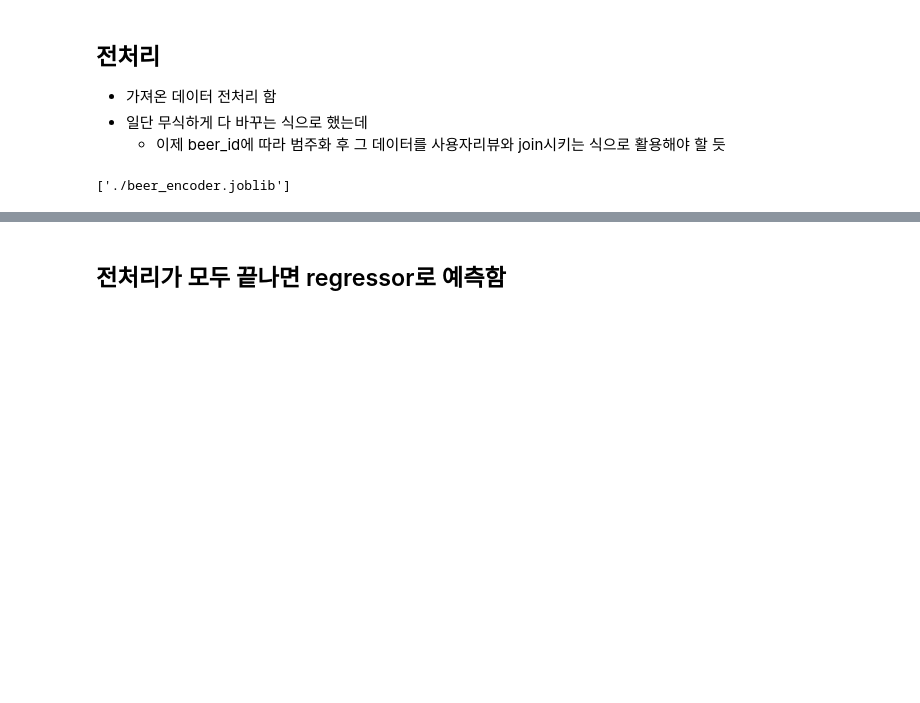
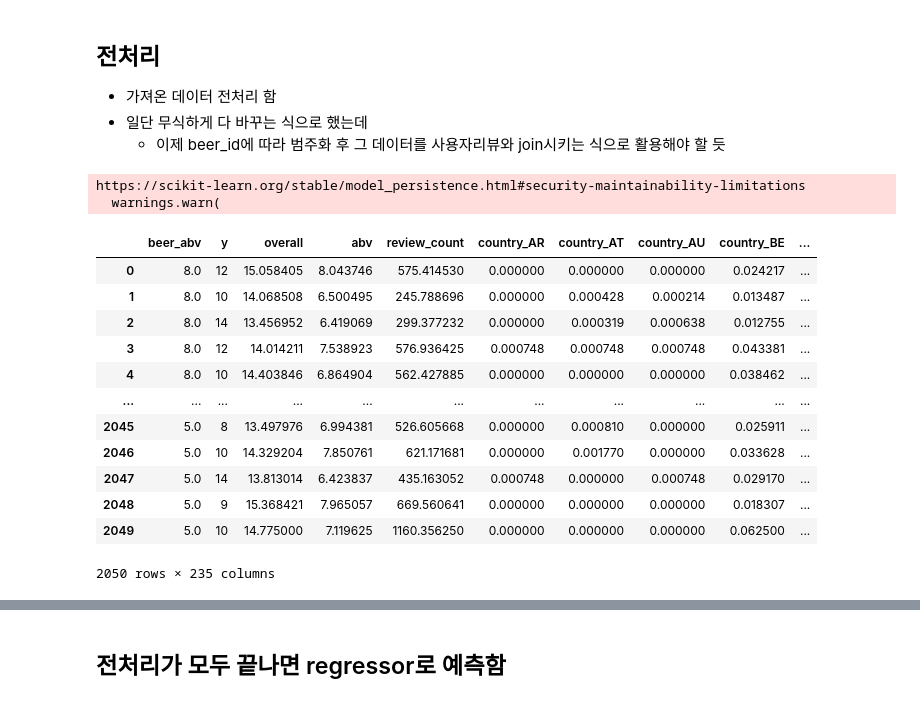
Before and after one commit to rlaehd12/sulleongsulleong, a Jupyter notebook: recommend/ipynb_folder/neural_test.ipynb, the cells around one changed output, grey strips where cells are left out. Cells and saved outputs as stored; diff of their text form; code cells hidden in the pictures; blank space fills up the shorter version.

```diff
--- a/recommend/ipynb_folder/neural_test.ipynb
+++ b/recommend/ipynb_folder/neural_test.ipynb
@@ -61,10 +77,34 @@ encoding_beer = encoder.transform(reviews[['large_category', 'sub_category', 'co
 encoded_categories_beer = pd.DataFrame(encoding_beer, columns=encoder.get_feature_names_out(input_features=['large_category', 'sub_category', 'country']))
 # print(processed_beer_notscaled)
 reviews = pd.concat([numeric_data, encoded_categories_beer], axis=1)
+# %%
+# joblib 파일 있을때 전처리하기
+numeric_data = reviews.drop(columns=['large_category', 'sub_category', 'country'])
+encoder = load('./beer_encoder.joblib')
+encoding_beer = encoder.transform(reviews[['large_category', 'sub_category', 'country']])
+encoded_categories_beer = pd.DataFrame(encoding_beer, columns=encoder.get_feature_names_out(input_features=['large_category', 'sub_category', 'country']))
+reviews = pd.concat([numeric_data, encoded_categories_beer], axis=1)
+# %% [output]
+https://scikit-learn.org/stable/model_persistence.html#security-maintainability-limitations
+  warnings.warn(
+# %%
+reviews
+# %% [output]
+|  | beer_abv | y | overall | abv | review_count | country_AR | country_AT | country_AU | country_BE | ... |
+| 0 | 8.0 | 12 | 15.058405 | 8.043746 | 575.414530 | 0.000000 | 0.000000 | 0.000000 | 0.024217 | ... |
+| 1 | 8.0 | 10 | 14.068508 | 6.500495 | 245.788696 | 0.000000 | 0.000428 | 0.000214 | 0.013487 | ... |
+| 2 | 8.0 | 14 | 13.456952 | 6.419069 | 299.377232 | 0.000000 | 0.000319 | 0.000638 | 0.012755 | ... |
+| 3 | 8.0 | 12 | 14.014211 | 7.538923 | 576.936425 | 0.000748 | 0.000748 | 0.000748 | 0.043381 | ... |
+| 4 | 8.0 | 10 | 14.403846 | 6.864904 | 562.427885 | 0.000000 | 0.000000 | 0.000000 | 0.038462 | ... |
+| ... | ... | ... | ... | ... | ... | ... | ... | ... | ... | ... |
+| 2045 | 5.0 | 8 | 13.497976 | 6.994381 | 526.605668 | 0.000000 | 0.000810 | 0.000000 | 0.025911 | ... |
+| 2046 | 5.0 | 10 | 14.329204 | 7.850761 | 621.171681 | 0.000000 | 0.001770 | 0.000000 | 0.033628 | ... |
+| 2047 | 5.0 | 14 | 13.813014 | 6.423837 | 435.163052 | 0.000748 | 0.000000 | 0.000748 | 0.029170 | ... |
+| 2048 | 5.0 | 9 | 15.368421 | 7.965057 | 669.560641 | 0.000000 | 0.000000 | 0.000000 | 0.018307 | ... |
+| 2049 | 5.0 | 10 | 14.775000 | 7.119625 | 1160.356250 | 0.000000 | 0.000000 | 0.000000 | 0.062500 | ... |
+2050 rows × 235 columns
 # %%
 dump(encoder, './beer_encoder.joblib')
-# %% [output]
-['./beer_encoder.joblib']
 # %%
 # abv에 null값 있음;;; 처리해야 함, 그냥 평균 넣음
 from sklearn.impute import SimpleImputer
```
Also changed, not shown: parts of 9 cells of this notebook, 8 other files.
